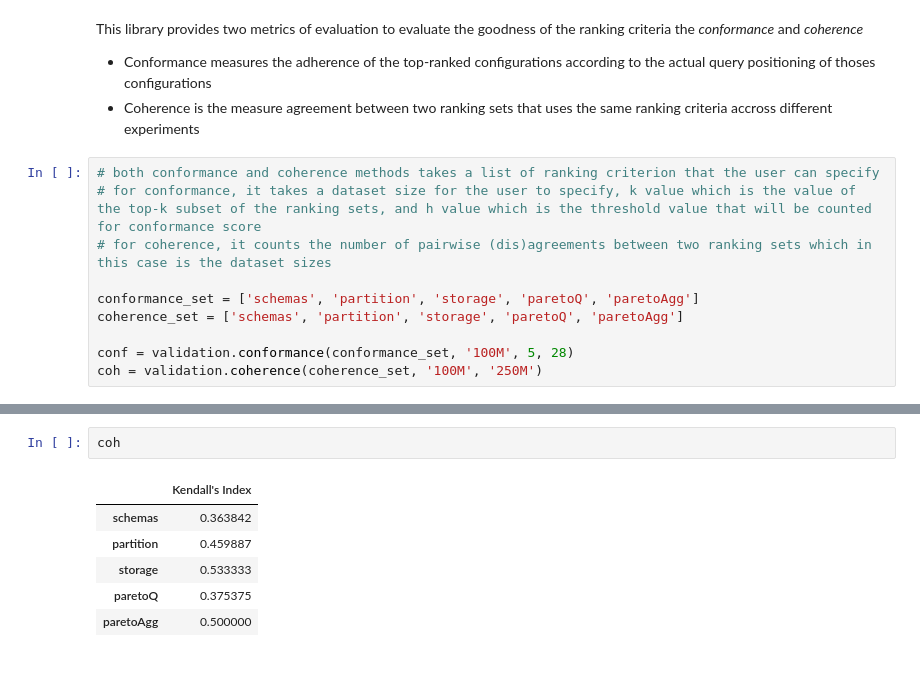
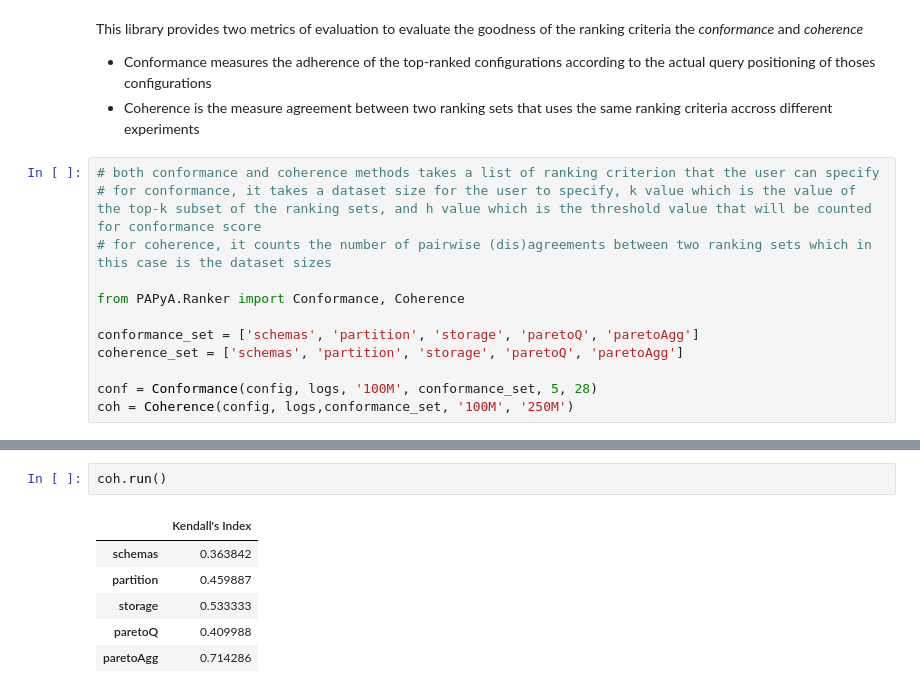
Before and after one commit to DataSystemsGroupUT/PAPyA, a Jupyter notebook: BenchRanker/BenchRanker.ipynb, the cells around one changed output, grey strips where cells are left out. Drawn from its saved outputs; the diff is of its cells as text.

Commit message:
fixed bench-ranker

```diff
--- a/BenchRanker/BenchRanker.ipynb
+++ b/BenchRanker/BenchRanker.ipynb
@@ -145,9 +165,11 @@ This library provides two metrics of evaluation to evaluate the goodness of the
 # for conformance, it takes a dataset size for the user to specify, k value which is the value of the top-k subset of the ranking sets, and h value which is the threshold value that will be counted for conformance score
 # for coherence, it counts the number of pairwise (dis)agreements between two ranking sets which in this case is the dataset sizes
 
+from PAPyA.Ranker import Conformance, Coherence
+
 conformance_set = ['schemas', 'partition', 'storage', 'paretoQ', 'paretoAgg']
 coherence_set = ['schemas', 'partition', 'storage', 'paretoQ', 'paretoAgg']
 
-conf = validation.conformance(conformance_set, '100M', 5, 28)
-coh = validation.coherence(coherence_set, '100M', '250M')
+conf = Conformance(config, logs, '100M', conformance_set, 5, 28)
+coh = Coherence(config, logs,conformance_set, '100M', '250M')
 # %%
@@ -160,11 +182,11 @@ conf
 | paretoQ | 0.727273 |
 | paretoAgg | 0.545455 |
 # %%
-coh
+coh.run()
 # %% [output]
 |  | Kendall's Index |
 | schemas | 0.363842 |
 | partition | 0.459887 |
 | storage | 0.533333 |
-| paretoQ | 0.375375 |
-| paretoAgg | 0.500000 |
+| paretoQ | 0.409988 |
+| paretoAgg | 0.714286 |
```
Also changed, not shown: parts of 23 cells of this notebook, 28 other files.
